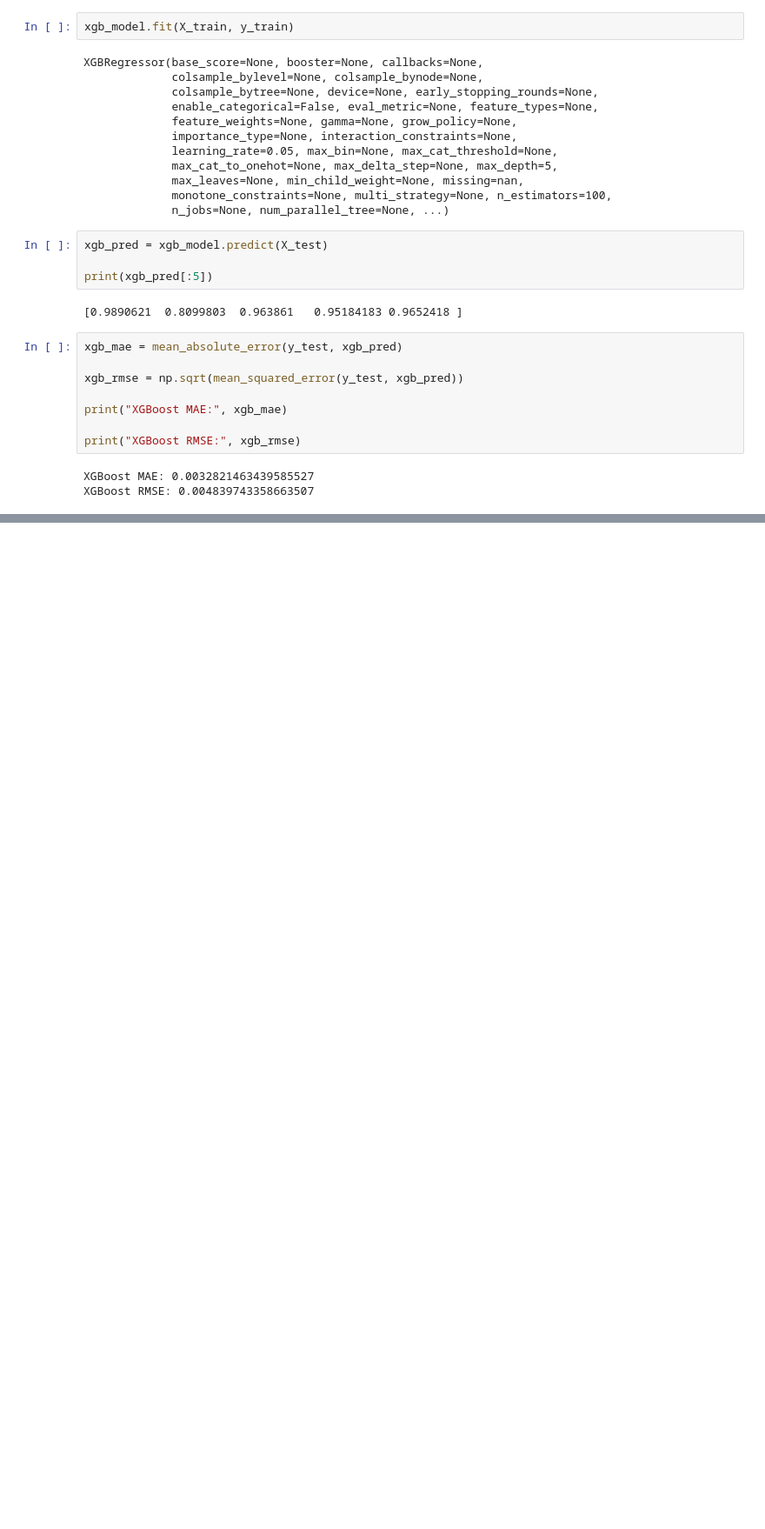
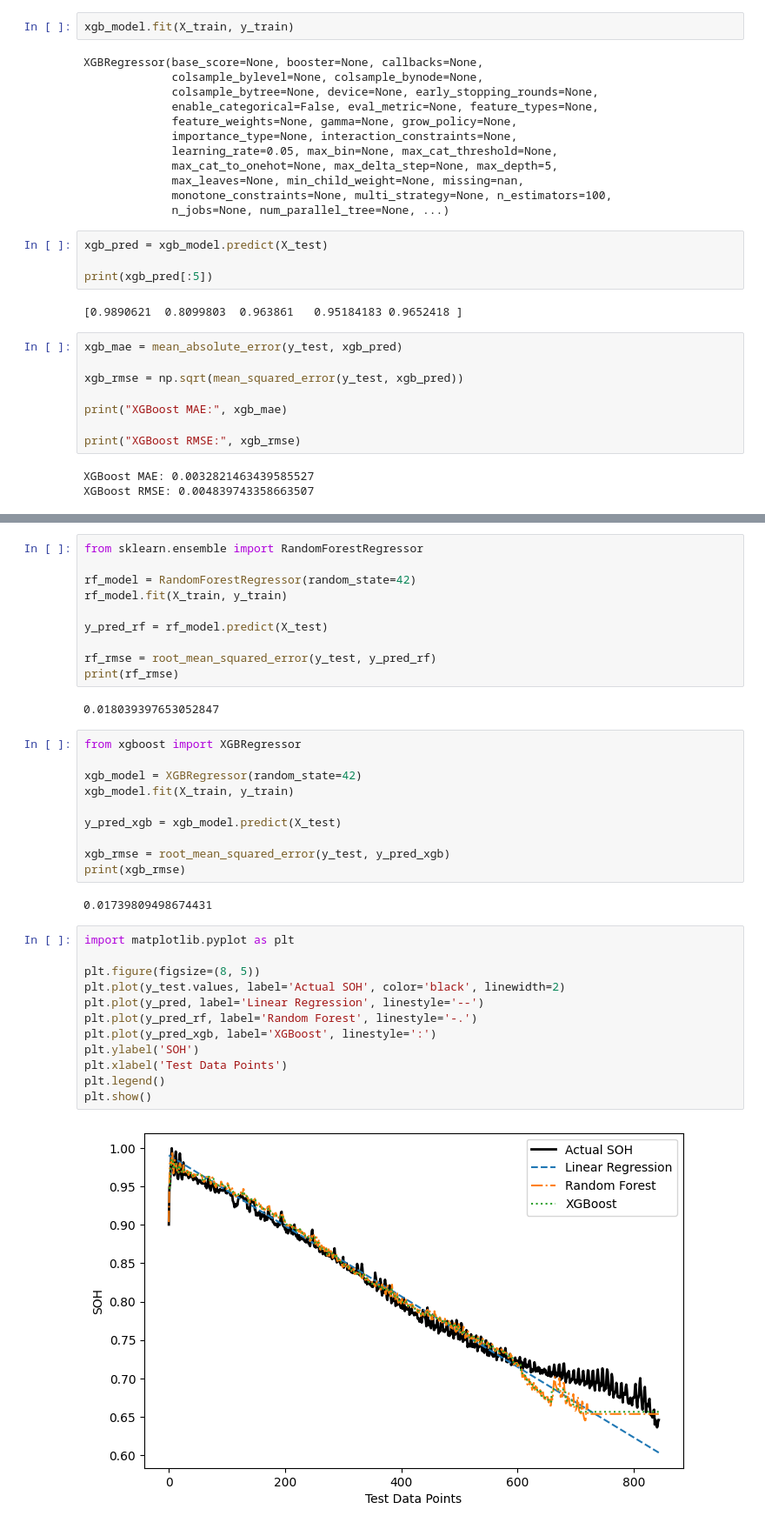
Before and after one commit to tej345/battery-degradation-research, a Jupyter notebook: notebooks/phase1_exploration.ipynb, the cells around one changed output, grey strips where cells are left out. Shown at 87% size. Saved outputs shown, nothing was run; the diff lists cells and outputs as text; blank space fills up the shorter version.

```diff
--- a/notebooks/phase1_exploration.ipynb
+++ b/notebooks/phase1_exploration.ipynb
@@ -618,0 +702,38 @@ XGBoost RMSE: 0.004839743358663507
+# %%
+from sklearn.ensemble import RandomForestRegressor
+
+rf_model = RandomForestRegressor(random_state=42)
+rf_model.fit(X_train, y_train)
+
+y_pred_rf = rf_model.predict(X_test)
+
+rf_rmse = root_mean_squared_error(y_test, y_pred_rf)
+print(rf_rmse)
+# %% [output]
+0.018039397653052847
+# %%
+from xgboost import XGBRegressor
+
+xgb_model = XGBRegressor(random_state=42)
+xgb_model.fit(X_train, y_train)
+
+y_pred_xgb = xgb_model.predict(X_test)
+
+xgb_rmse = root_mean_squared_error(y_test, y_pred_xgb)
+print(xgb_rmse)
+# %% [output]
+0.01739809498674431
+# %%
+import matplotlib.pyplot as plt
+
+plt.figure(figsize=(8, 5))
+plt.plot(y_test.values, label='Actual SOH', color='black', linewidth=2)
+plt.plot(y_pred, label='Linear Regression', linestyle='--')
+plt.plot(y_pred_rf, label='Random Forest', linestyle='-.')
+plt.plot(y_pred_xgb, label='XGBoost', linestyle=':')
+plt.ylabel('SOH')
+plt.xlabel('Test Data Points')
+plt.legend()
+plt.show()
+# %% [output]
+[figure, added]
```
Also changed, not shown: parts of 9 cells of this notebook.
